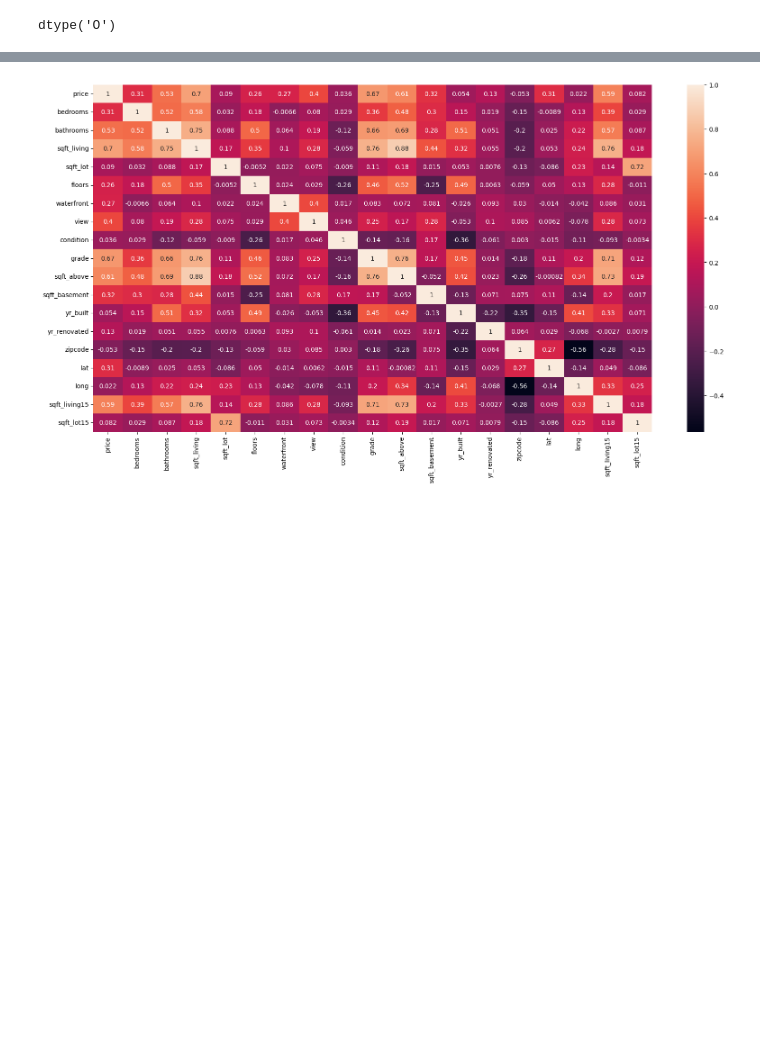
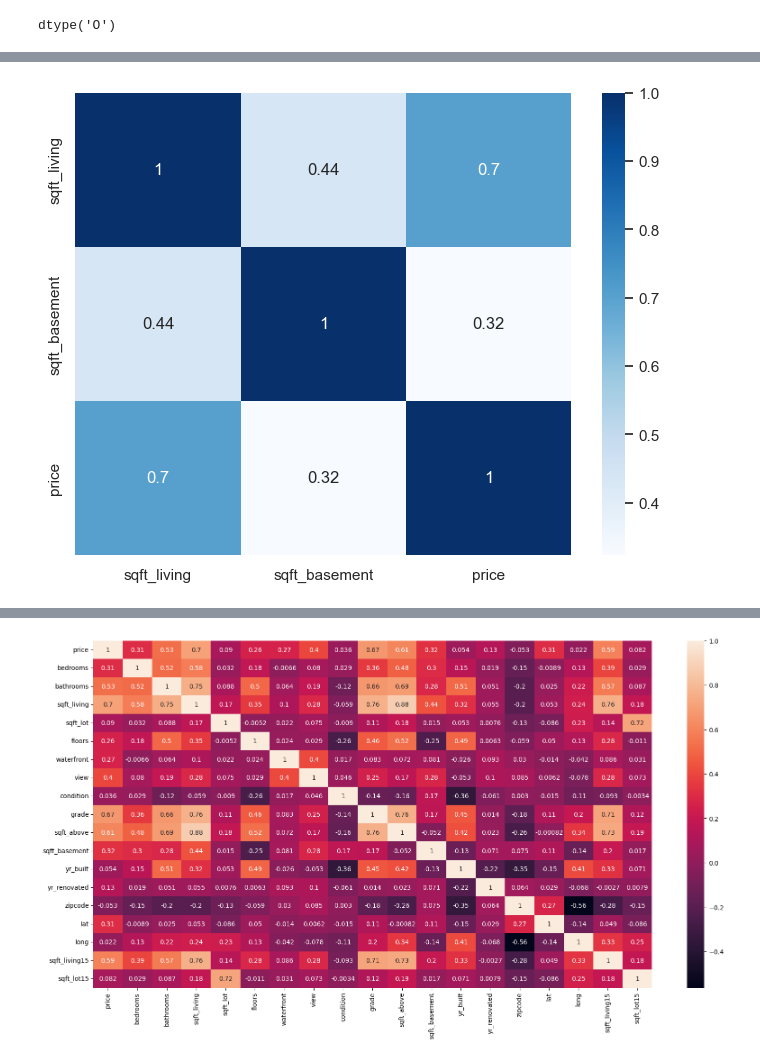
Before and after one commit to atharvadhumal03/HousingPrice-Prediction-MultipleRegression-Analysis, a Jupyter notebook: HousingPricePrediction_MLR.ipynb, the cells around one changed output, grey strips where cells are left out. Cells and saved outputs as stored; diff of their text form; code cells hidden in the pictures; blank space fills up the shorter version.

```diff
--- a/HousingPricePrediction_MLR.ipynb
+++ b/HousingPricePrediction_MLR.ipynb
@@ -275,0 +348,7 @@ dtype('O')
+# %%
+dfsqft = dfsqft.drop(columns=['sqft_living15', 'sqft_above'])
+plt.figure(figsize=(8,6))
+sns.heatmap(dfsqft.corr(), annot=True, cmap='Blues')
+plt.show()
+# %% [output]
+[figure, added]
```
Also changed, not shown: parts of 19 cells of this notebook.
